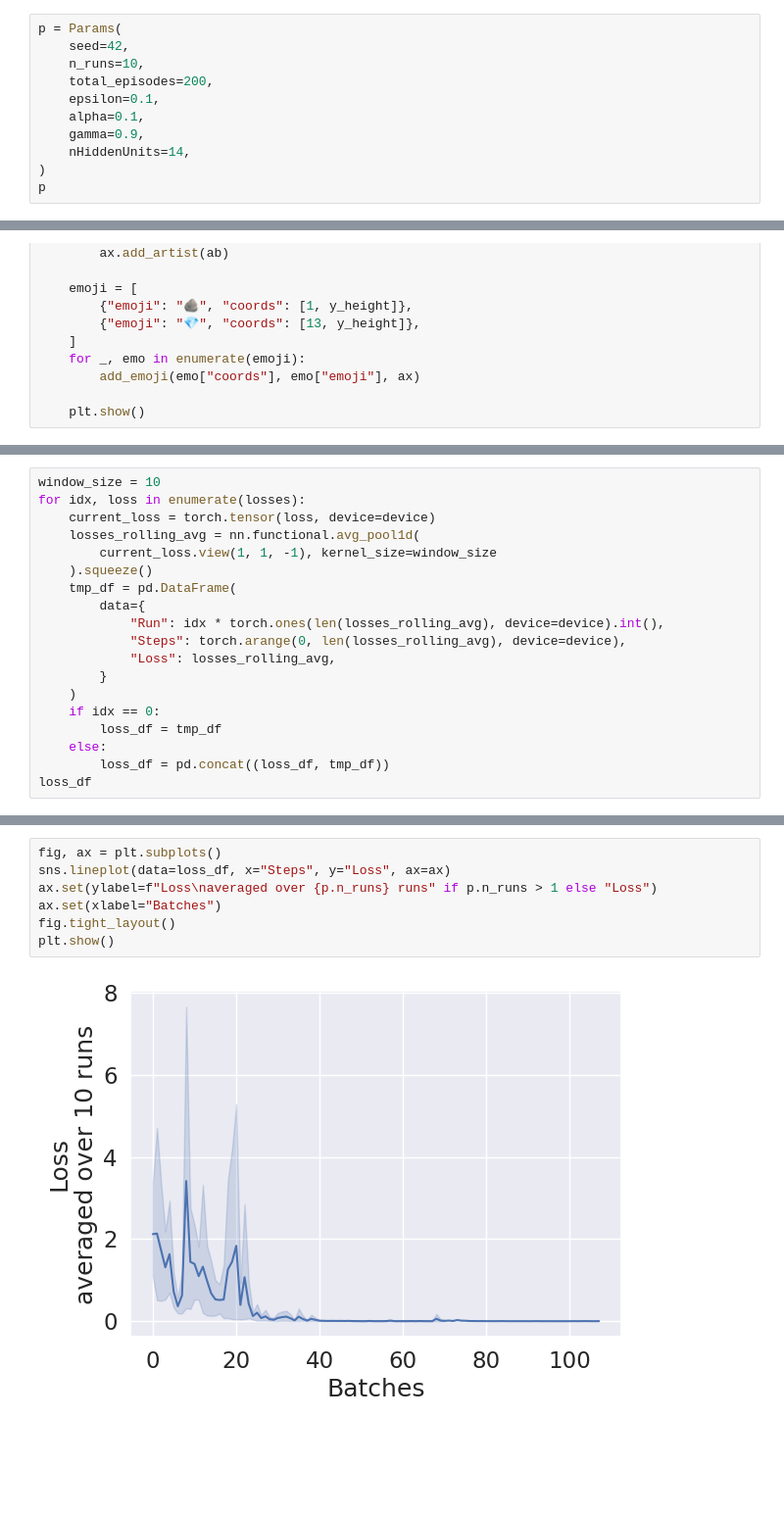
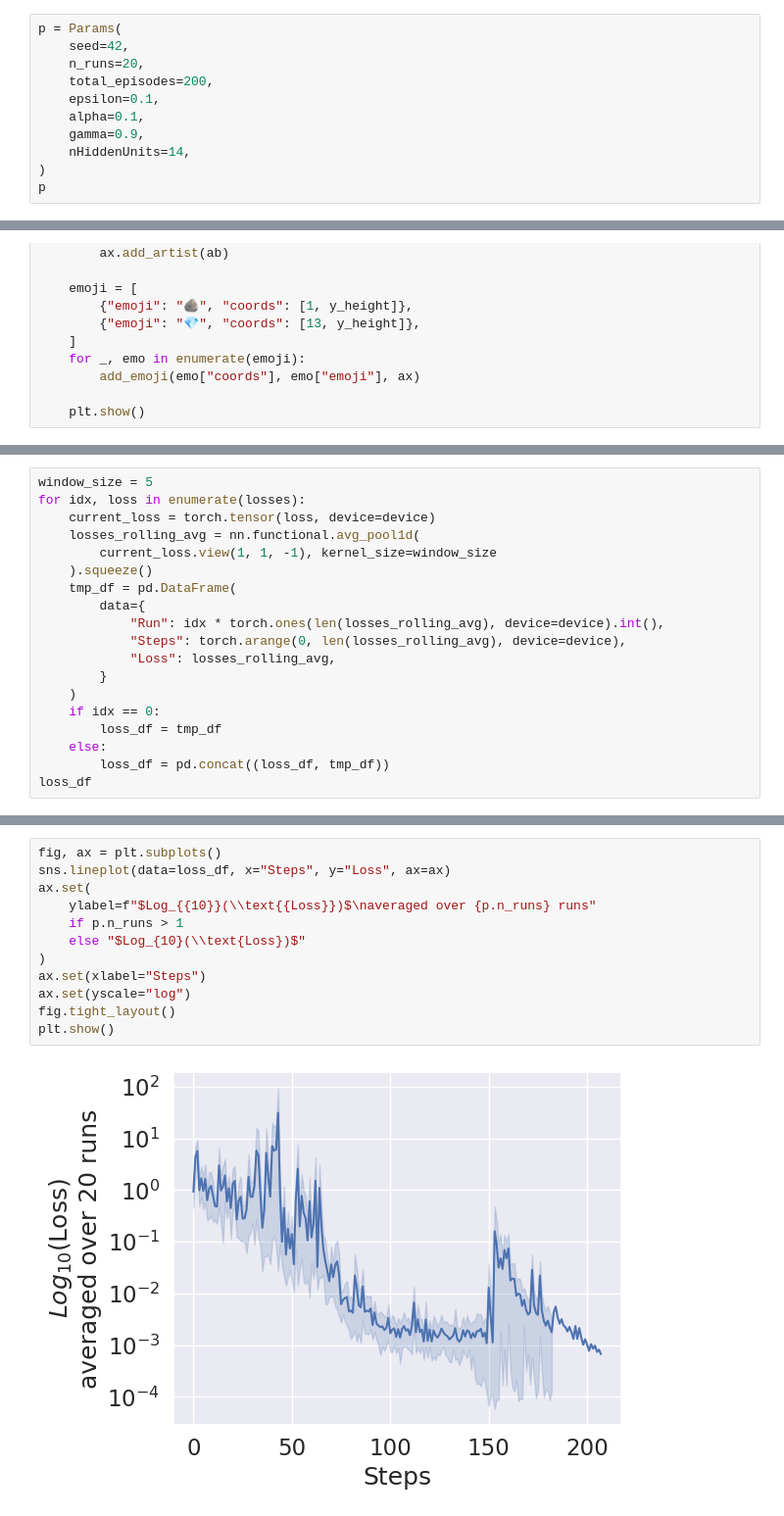
Before and after one commit to NiloufarRazmi/RL_Olfaction, a Jupyter notebook: Deep-RL/RandomWalk1D_torch.ipynb, the cells around one changed output, grey strips where cells are left out. Shown at 98% size. Drawn from its saved outputs; the diff is of its cells as text; blank space fills up the shorter version.

```diff
--- a/Deep-RL/RandomWalk1D_torch.ipynb
+++ b/Deep-RL/RandomWalk1D_torch.ipynb
@@ -67,7 +67,7 @@ def check_plots():
 # %%
 p = Params(
     seed=42,
-    n_runs=10,
+    n_runs=20,
     total_episodes=200,
     epsilon=0.1,
     alpha=0.1,
@@ -600,5 +600,5 @@ plot_q_values(q_values)
 # %%
-window_size = 10
+window_size = 5
 for idx, loss in enumerate(losses):
     current_loss = torch.tensor(loss, device=device)
     losses_rolling_avg = nn.functional.avg_pool1d(
@@ -633,9 +633,14 @@ loss_df
 # %%
 fig, ax = plt.subplots()
 sns.lineplot(data=loss_df, x="Steps", y="Loss", ax=ax)
-ax.set(ylabel=f"Loss\naveraged over {p.n_runs} runs" if p.n_runs > 1 else "Loss")
-ax.set(xlabel="Batches")
+ax.set(
+    ylabel=f"$Log_{{10}}(\\text{{Loss}})$\naveraged over {p.n_runs} runs"
+    if p.n_runs > 1
+    else "$Log_{10}(\\text{Loss})$"
+)
+ax.set(xlabel="Steps")
+ax.set(yscale="log")
 fig.tight_layout()
 plt.show()
 # %% [output]
-[figure, old version]
+[figure, new version]
```
Also changed, not shown: parts of 8 cells of this notebook, 4 other files.
